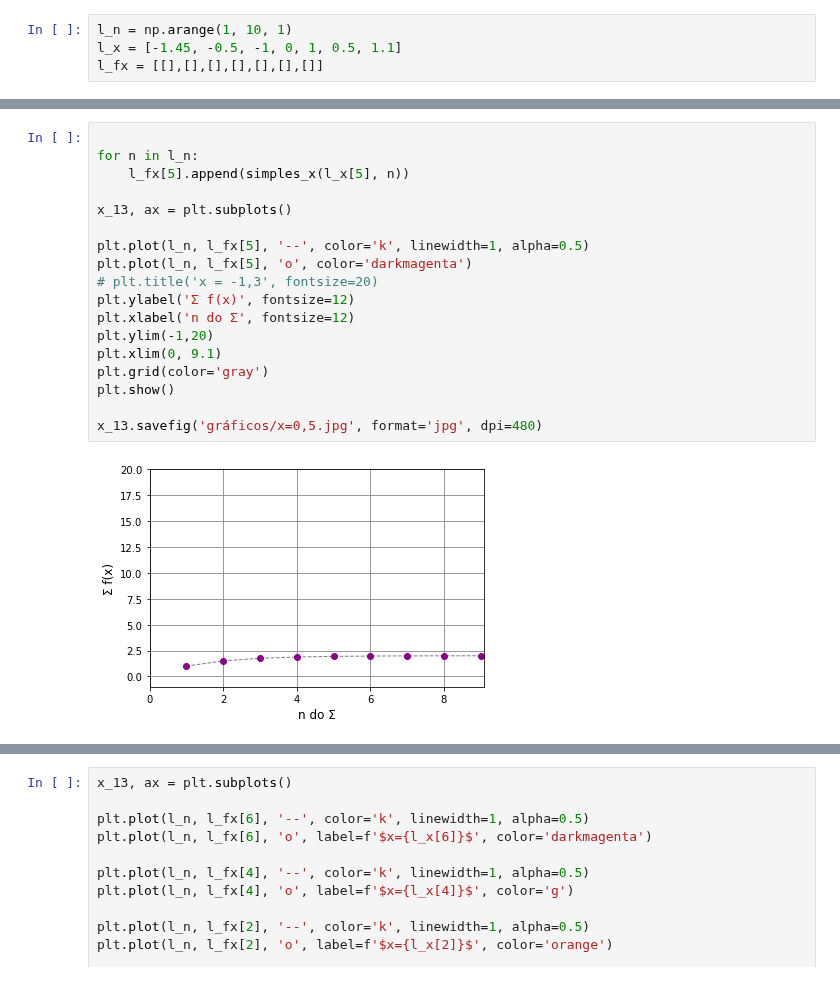
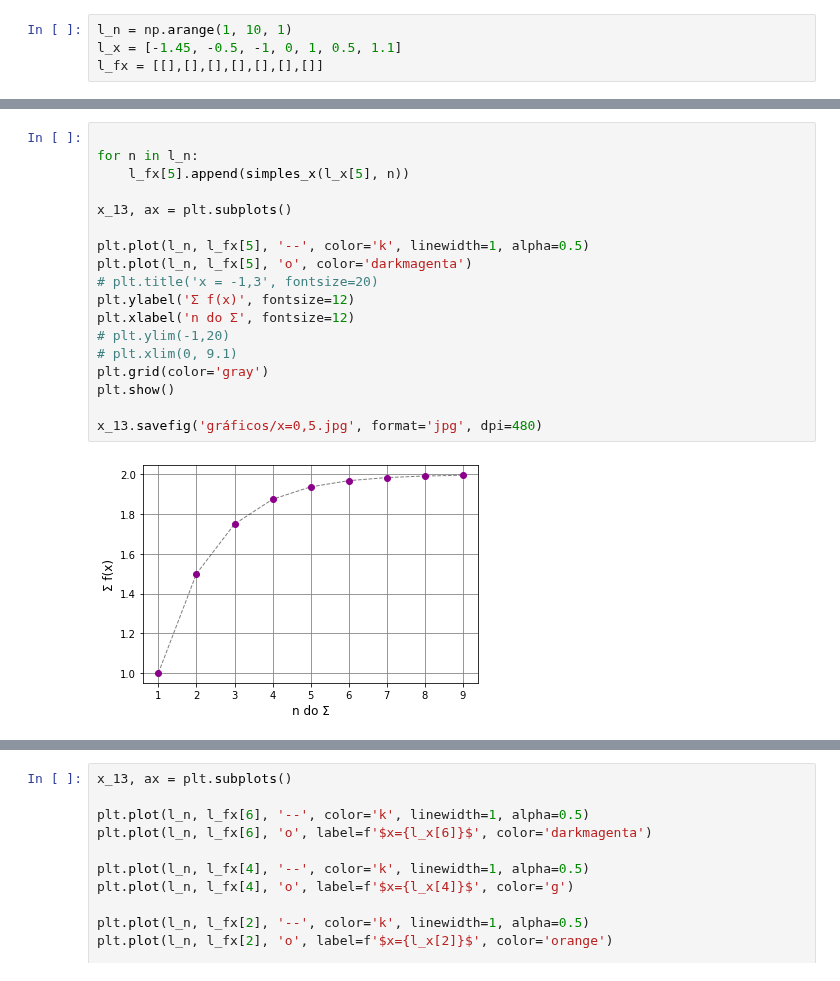
Before and after one commit to pedroivoal/Semestre-2, a Jupyter notebook: Matvar/APS/graficos_slide.ipynb, the cells around one changed output, grey strips where cells are left out. Saved outputs shown, nothing was run; the diff lists cells and outputs as text.

```diff
--- a/Matvar/APS/graficos_slide.ipynb
+++ b/Matvar/APS/graficos_slide.ipynb
@@ -146,23 +146,23 @@ x_13.savefig('gráficos/x=1.jpg', format='jpg', dpi=480)
 # %%
 
 for n in l_n:
     l_fx[5].append(simples_x(l_x[5], n))
 
 x_13, ax = plt.subplots()
 
 plt.plot(l_n, l_fx[5], '--', color='k', linewidth=1, alpha=0.5)
 plt.plot(l_n, l_fx[5], 'o', color='darkmagenta')
 # plt.title('x = -1,3', fontsize=20)
 plt.ylabel('Σ f(x)', fontsize=12)
 plt.xlabel('n do Σ', fontsize=12)
-plt.ylim(-1,20)
-plt.xlim(0, 9.1)
+# plt.ylim(-1,20)
+# plt.xlim(0, 9.1)
 plt.grid(color='gray')
 plt.show()
 
 x_13.savefig('gráficos/x=0,5.jpg', format='jpg', dpi=480)
 # %% [output]
-[figure, old version]
+[figure, new version]
 # %%
 
 for n in l_n:
```
Also changed, not shown: parts of 6 cells of this notebook, 8 other files.
